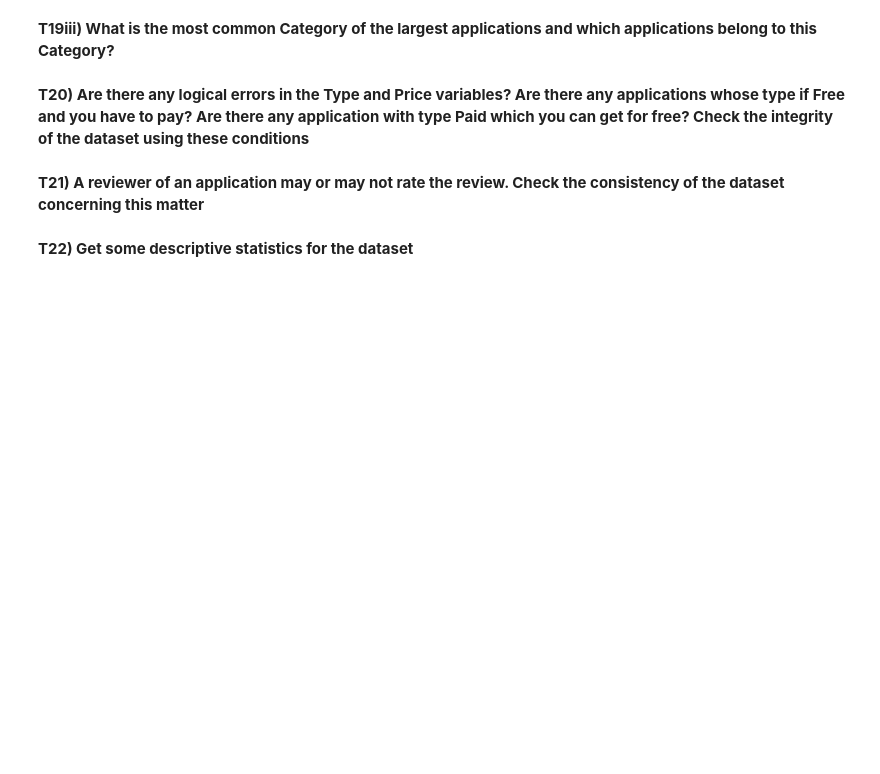
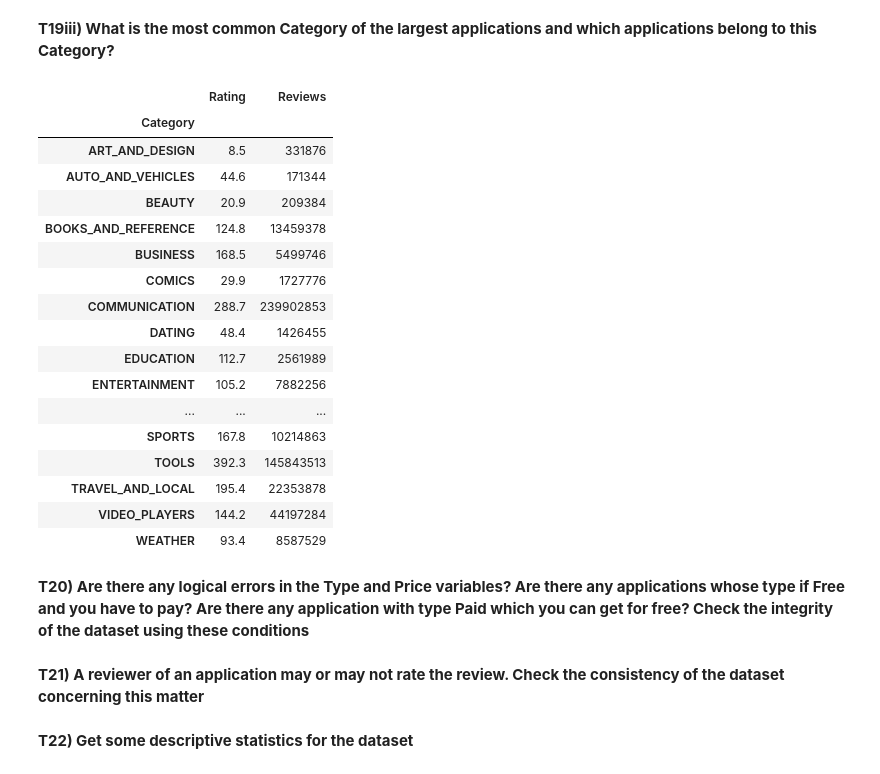
Before and after one commit to harshonyou/DAT1, a Jupyter notebook: practical_5/DAT1-Practical5-Questions.ipynb, the cells around one changed output. Drawn from its saved outputs; the diff is of its cells as text; code cells hidden in the pictures; blank space fills up the shorter version.

```diff
--- a/practical_5/DAT1-Practical5-Questions.ipynb
+++ b/practical_5/DAT1-Practical5-Questions.ipynb
@@ -343,6 +421,26 @@ Name: Price, Length: 9659, dtype: float64
 **T19iii) What is the most common Category of the largest applications and which applications belong to this Category?**
 # %%
 #Write your answer here
+_df[_df.Size == _df.Size.max()].groupby('Category').sum()
+# %% [output]
+|  | Rating | Reviews |
+| Category |  |  |
+| ART_AND_DESIGN | 8.5 | 331876 |
+| AUTO_AND_VEHICLES | 44.6 | 171344 |
+| BEAUTY | 20.9 | 209384 |
+| BOOKS_AND_REFERENCE | 124.8 | 13459378 |
+| BUSINESS | 168.5 | 5499746 |
+| COMICS | 29.9 | 1727776 |
+| COMMUNICATION | 288.7 | 239902853 |
+| DATING | 48.4 | 1426455 |
+| EDUCATION | 112.7 | 2561989 |
+| ENTERTAINMENT | 105.2 | 7882256 |
+| ... | ... | ... |
+| SPORTS | 167.8 | 10214863 |
+| TOOLS | 392.3 | 145843513 |
+| TRAVEL_AND_LOCAL | 195.4 | 22353878 |
+| VIDEO_PLAYERS | 144.2 | 44197284 |
+| WEATHER | 93.4 | 8587529 |
 # %% [markdown]
 **T20) Are there any logical errors in the Type and Price variables? Are there any applications whose type if Free and you have to pay? Are there any application with type Paid which you can get for free? Check the integrity of the dataset using these conditions**
 # %%
```
Also changed, not shown: parts of 10 cells of this notebook.
